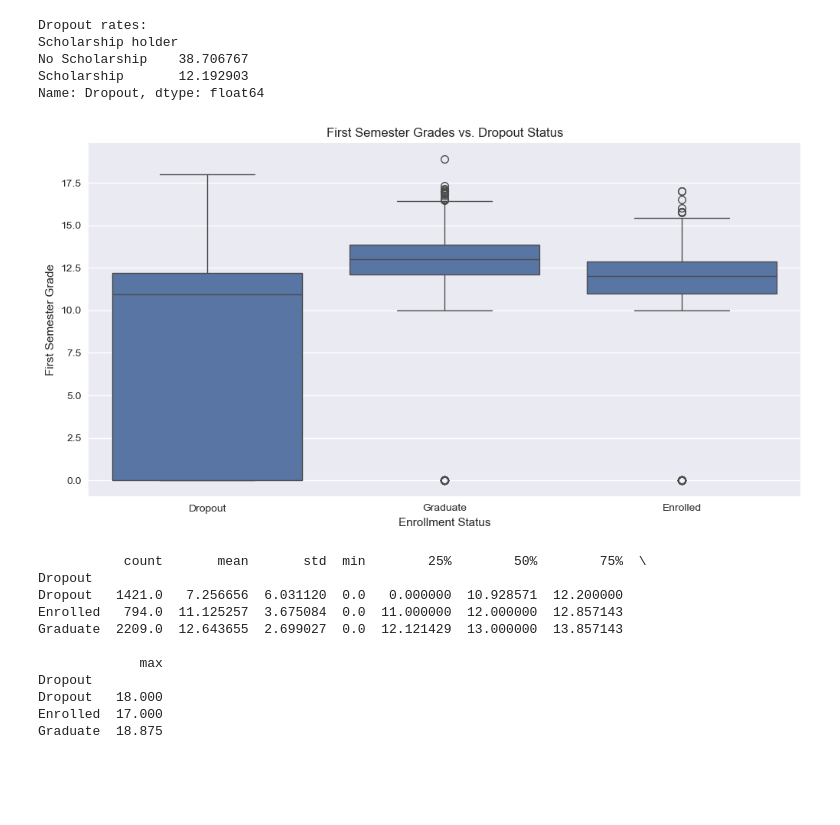
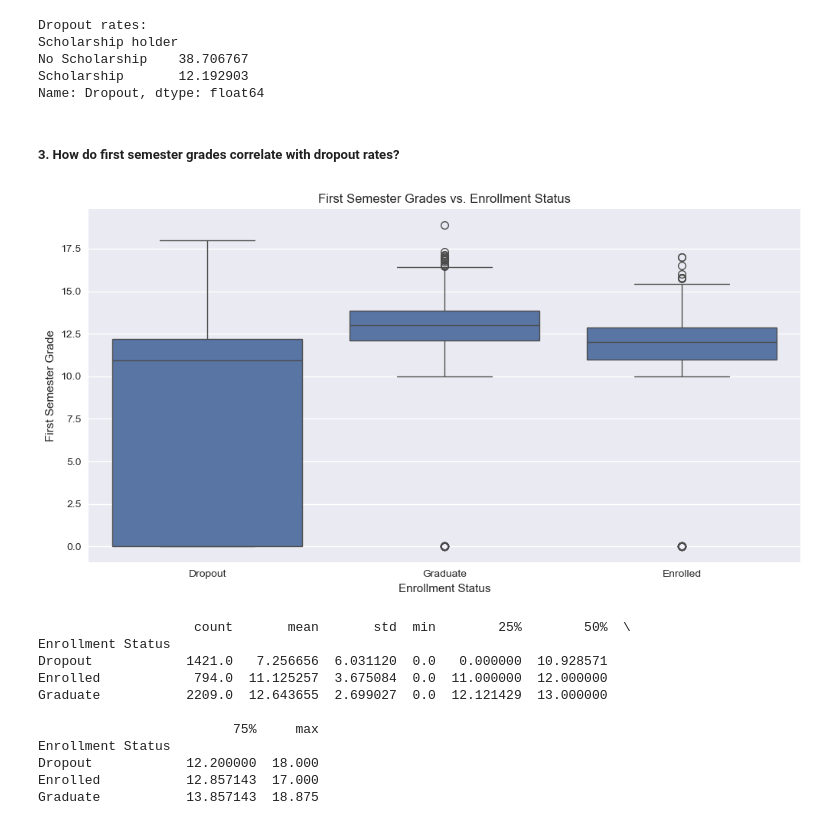
Before and after one commit to jadennathaniel/ml-lab1, a Jupyter notebook: lab1.ipynb, the cells around one changed output. Drawn from its saved outputs; the diff is of its cells as text; code cells hidden in the pictures; blank space fills up the shorter version.

```diff
--- a/lab1.ipynb
+++ b/lab1.ipynb
@@ -452,27 +454,30 @@ Scholarship holder
 No Scholarship    38.706767
 Scholarship       12.192903
 Name: Dropout, dtype: float64
+# %% [markdown]
+##### 3. How do first semester grades correlate with dropout rates?
 # %%
-# 3. How do first semester grades correlate with dropout rates?
 plt.figure(figsize=(12, 6))
 sns.boxplot(x='Dropout', y='Curricular units 1st sem (grade)', data=df)
-plt.title('First Semester Grades vs. Dropout Status')
+plt.title('First Semester Grades vs. Enrollment Status')
 plt.xlabel('Enrollment Status')
 plt.ylabel('First Semester Grade')
 plt.show()
 
-grade_stats = df.groupby('Dropout')['Curricular units 1st sem (grade)'].describe()
+# Rename the 'Dropout' column to 'Enrollment Status' for clarity in the output
+df_renamed = df.rename(columns={'Dropout': 'Enrollment Status'})
+grade_stats = df_renamed.groupby('Enrollment Status')['Curricular units 1st sem (grade)'].describe()
 print(grade_stats)
 # %% [output]
-[figure, old version]
+[figure, new version]
-           count       mean       std  min        25%        50%        75%  \
-Dropout
-Dropout   1421.0   7.256656  6.031120  0.0   0.000000  10.928571  12.200000
-Enrolled   794.0  11.125257  3.675084  0.0  11.000000  12.000000  12.857143
-Graduate  2209.0  12.643655  2.699027  0.0  12.121429  13.000000  13.857143
+                    count       mean       std  min        25%        50%  \
+Enrollment Status
+Dropout            1421.0   7.256656  6.031120  0.0   0.000000  10.928571
+Enrolled            794.0  11.125257  3.675084  0.0  11.000000  12.000000
+Graduate           2209.0  12.643655  2.699027  0.0  12.121429  13.000000
 
-             max
-Dropout
-Dropout   18.000
-Enrolled  17.000
-Graduate  18.875
+                         75%     max
+Enrollment Status
+Dropout            12.200000  18.000
+Enrolled           12.857143  17.000
+Graduate           13.857143  18.875
```
Also changed, not shown: parts of 4 cells of this notebook.
